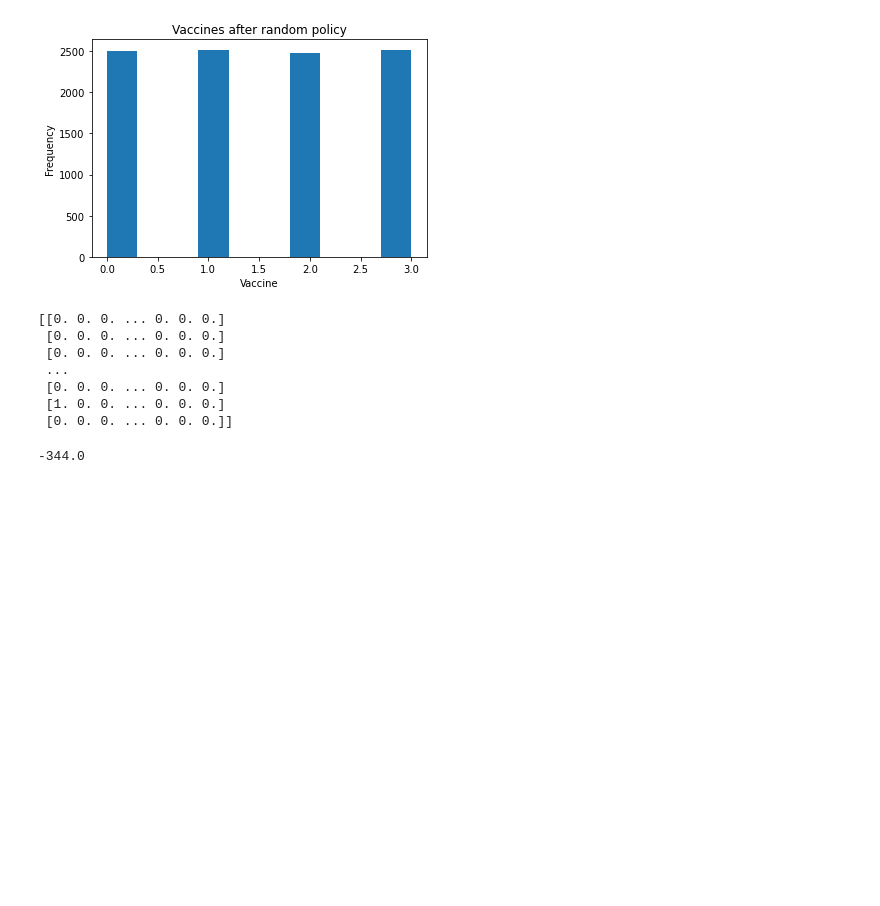
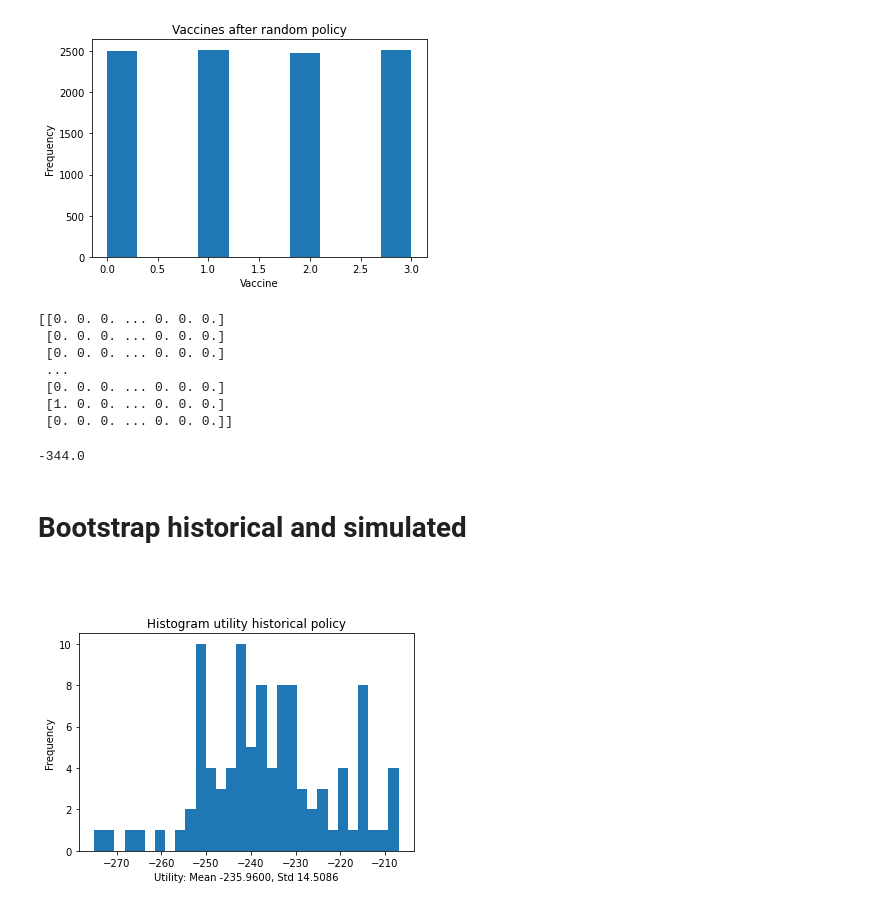
Before and after one commit to Even-tr/Project-2-Fairness-Privacy-Experiment-Design, a Jupyter notebook: src/thompson.ipynb, the cells around one changed output. Saved outputs shown, nothing was run; the diff lists cells and outputs as text; code cells hidden in the pictures; blank space fills up the shorter version.

Commit message:
mer histogram

```diff
--- a/src/thompson.ipynb
+++ b/src/thompson.ipynb
@@ -616,5 +616,46 @@ rand_pol_utility = -Y_new[:,10].sum(axis=0)
 rand_pol_utility
 # %% [output]
 -344.0
+# %% [markdown]
+# Bootstrap historical and simulated
 # %% [markdown]
 ##
+# %%
+utility_simalated = np.zeros(100)
+
+for i in range(100):
+    n_genes = 128
+    n_vaccines = 3 # DO NOT CHANGE, breaks the simulator.
+    n_treatments = 4
+    n_population = 10_000
+    n_symptoms = 10
+
+    # symptom names for easy reference
+    from covid.auxilliary import symptom_names
+
+    np.random.seed(i)
+
+    population = Population(n_genes, n_vaccines, n_treatments)
+    X = population.generate(n_population)
+    n_features = X.shape[1]
+
+    new_col = X[:,[5,7,8]].sum(axis=1)
+    new_col0 = new_col > 0
+    new_col01 = new_col0.astype(int)
+    new_col01 = np.reshape(new_col01,(n_population,-1))
+    X_new = np.hstack((X,new_col01))
+
+    hist_pol_utility = -X_new[:,150].sum(axis=0)
+
+    utility_simalated[i] = hist_pol_utility
+# %%
+plt.hist(utility_simalated, bins=30)
+mean = np.mean(utility_simalated)
+std = np.std(utility_simalated)
+plt.ylabel('Frequency')
+xlabel_str = f"Utility: Mean {mean:.4f}, Std {std:.4f}"
+plt.xlabel(xlabel_str)
+plt.title('Histogram utility historical policy')
+plt.savefig('figures/histogram_utility_historical_policy.png')
+# %% [output]
+[figure, added]
```
Also changed, not shown: parts of 7 cells of this notebook, 4 other files.
